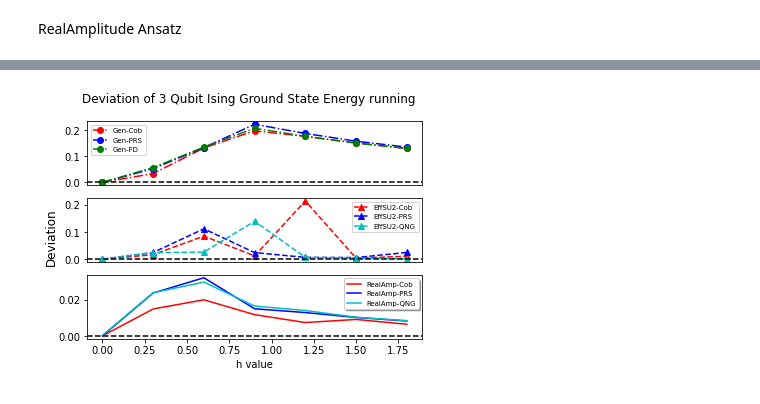
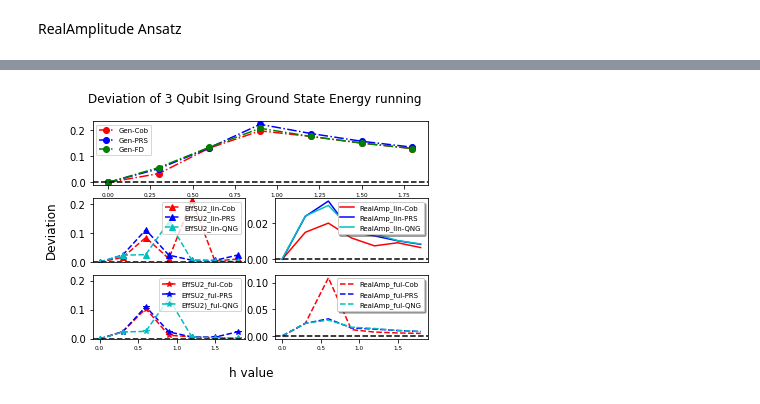
Before and after one commit to leductruyen/Quantum-Computing-Intern-Variatioal-Quantum-Algorithm-, a Jupyter notebook: VQE_Method_Accuracy_Comparison (main, final running).ipynb, the cells around one changed output, grey strips where cells are left out. Drawn from its saved outputs; the diff is of its cells as text; code cells hidden in the pictures.

```diff
--- a/VQE_Method_Accuracy_Comparison (main, final running).ipynb
+++ b/VQE_Method_Accuracy_Comparison (main, final running).ipynb
@@ -1030,44 +1260,78 @@ for i in range(7):
     real_cob[i] -= np.real(cvalue[i])
     real_prs[i] -= np.real(cvalue[i])
     real_qng[i] -= np.real(cvalue[i])
+# %%
+# Calculate the discrepancy
+for i in range(7):
+    su2_cob[i] -= np.real(cvalue[i])
+    su2_prs[i] -= np.real(cvalue[i])
+    su2_qng[i] -= np.real(cvalue[i])
+
+    su2_cob_f[i] -= np.real(cvalue[i])
+    su2_prs_f[i] -= np.real(cvalue[i])
+    su2_qng_f[i] -= np.real(cvalue[i])
+
+    real_cob_f[i] -= np.real(cvalue[i])
+    real_prs_f[i] -= np.real(cvalue[i])
+    real_qng_f[i] -= np.real(cvalue[i])
 # %%
 # Accuracy plot
-
 plt.figure()
 plt.suptitle('Deviation of 3 Qubit Ising Ground State Energy running')
 
 plt.subplot(311)
 plt.plot(hvalue, gen_cob, 'r-.o',label='Gen-Cob')
 plt.plot(hvalue, gen_prs, 'b-.o',label='Gen-PRS')
 plt.plot(hvalue, gen_fd, 'g-.o',label='Gen-FD')
 plt.axhline(y=0, color='black', linestyle='--')
 plt.legend(loc='best',fontsize='x-small')
-plt.xticks([])
+plt.xticks(fontsize='xx-small')
 # plt.ylabel('Deviation')
 
-plt.subplot(312)
-plt.plot(hvalue, su2_cob, 'r--^',label='EffSU2-Cob')
-plt.plot(hvalue, su2_prs, 'b--^',label='EffSU2-PRS')
-plt.plot(hvalue, su2_qng, 'c--^',label='EffSU2-QNG')
+plt.subplot(323)
+plt.plot(hvalue, su2_cob, 'r--^',label='EffSU2_lin-Cob')
+plt.plot(hvalue, su2_prs, 'b--^',label='EffSU2_lin-PRS')
+plt.plot(hvalue, su2_qng, 'c--^',label='EffSU2_lin-QNG')
 plt.axhline(y=0, color='black', linestyle='--')
 plt.legend(loc='best',fontsize='x-small')
 plt.xticks([])
+plt.ylim([0,0.22])
 # plt.ylabel('Deviation')
 
-plt.subplot(313)
-plt.plot(hvalue, real_cob, 'r-',label='RealAmp-Cob')
-plt.plot(hvalue, real_prs, 'b-',label='RealAmp-PRS')
-plt.plot(hvalue, real_qng, 'c-',label='RealAmp-QNG')
+plt.subplot(324)
+plt.plot(hvalue, real_cob, 'r-',label='RealAmp_lin-Cob')
+plt.plot(hvalue, real_prs, 'b-',label='RealAmp_lin-PRS')
+plt.plot(hvalue, real_qng, 'c-',label='RealAmp_lin-QNG')
 plt.axhline(y=0, color='black', linestyle='--')
 plt.legend(loc='best',fontsize='x-small',fancybox=True, shadow=True)
 # plt.ylabel('Deviation')
-plt.xlabel('h value')
+plt.xticks([])
+
+plt.subplot(325)
+plt.plot(hvalue, su2_cob_f, 'r--*',label='EffSU2_ful-Cob')
+plt.plot(hvalue, su2_prs_f, 'b--*',label='EffSU2_ful-PRS')
+plt.plot(hvalue, su2_qng_f, 'c--*',label='EffSU2)_ful-QNG')
+plt.axhline(y=0, color='black', linestyle='--')
+plt.legend(loc='best',fontsize='x-small')
+plt.xticks(fontsize='xx-small')
+plt.ylim([0,0.22])
+
+plt.subplot(326)
+plt.plot(hvalue, real_cob_f, 'r--',label='RealAmp_ful-Cob')
+plt.plot(hvalue, real_prs_f, 'b--',label='RealAmp_ful-PRS')
+plt.plot(hvalue, real_qng_f, 'c--',label='RealAmp_ful-QNG')
+plt.axhline(y=0, color='black', linestyle='--')
+plt.legend(loc='best',fontsize='x-small',fancybox=True, shadow=True)
+plt.xticks(fontsize='xx-small')
+# plt.ylabel('Deviation')
+
 # plt.plot(hvalue,np.real(cvalue),'r--')
-plt.text(-0.3, 0.055, 'Deviation', ha='center', va='center', rotation='vertical',size='large')
+plt.text(-3, 0.2, 'Deviation', ha='center', va='center', rotation='vertical',size='large')
+plt.text(-0.4, -0.07, 'h value', ha='center', va='center', rotation='horizontal',size='large')
 
 plt.show()
 # %% [output]
-[figure, old version]
+[figure, new version]
 # %%
 # Convergence plot
 a = 0
```
Also changed, not shown: parts of 13 cells of this notebook, 2 other files.
